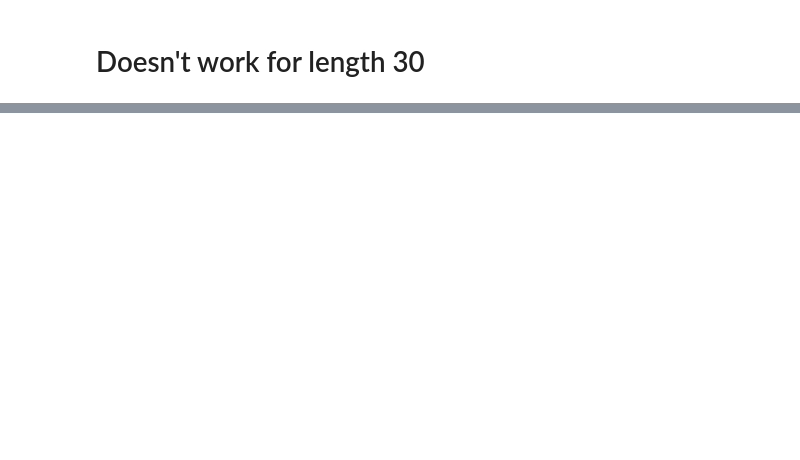
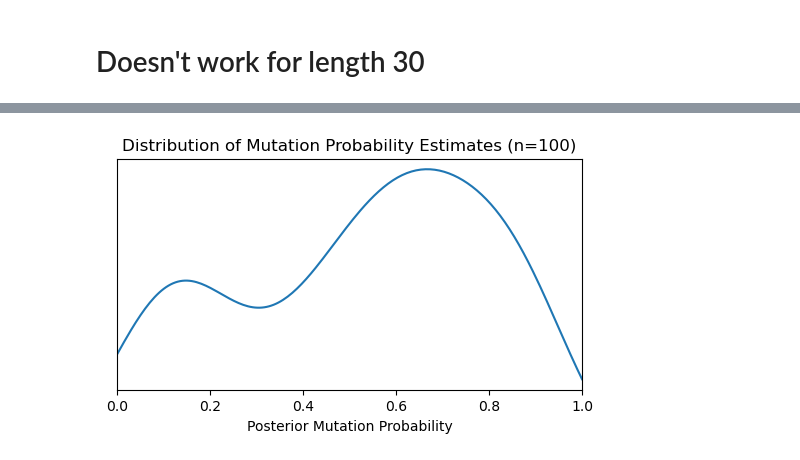
Before and after one commit to sandialabs/conin, a Jupyter notebook: conin/mediation_variables/ICML26_code/dna_FFBS.ipynb, the cells around one changed output, grey strips where cells are left out. Drawn from its saved outputs; the diff is of its cells as text; code cells hidden in the pictures; blank space fills up the shorter version.

```diff
--- a/conin/mediation_variables/ICML26_code/dna_FFBS.ipynb
+++ b/conin/mediation_variables/ICML26_code/dna_FFBS.ipynb
@@ -1523,0 +1572,17 @@ probs
+# %%
+from scipy.stats import gaussian_kde
+
+x = np.linspace(0, 1, 200)
+kde = gaussian_kde(prob_dis)
+
+plt.figure(figsize=(6, 3))
+plt.plot(x, kde(x))
+
+plt.title('Distribution of Mutation Probability Estimates (n=100)')
+plt.xlabel('Posterior Mutation Probability')
+# plt.ylabel('Density')
+plt.yticks([])
+plt.xlim(0, 1)
+plt.show()
+# %% [output]
+[figure, added]
```
Also changed, not shown: parts of 24 cells of this notebook.
